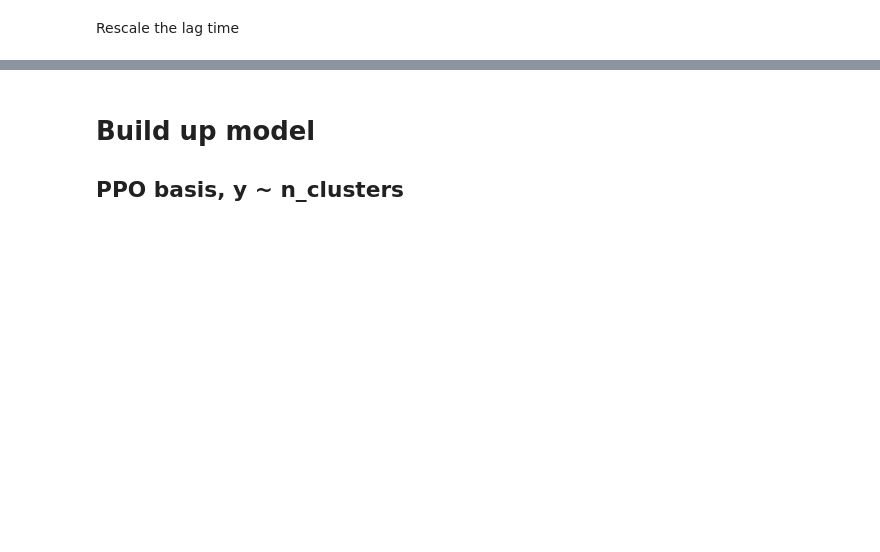
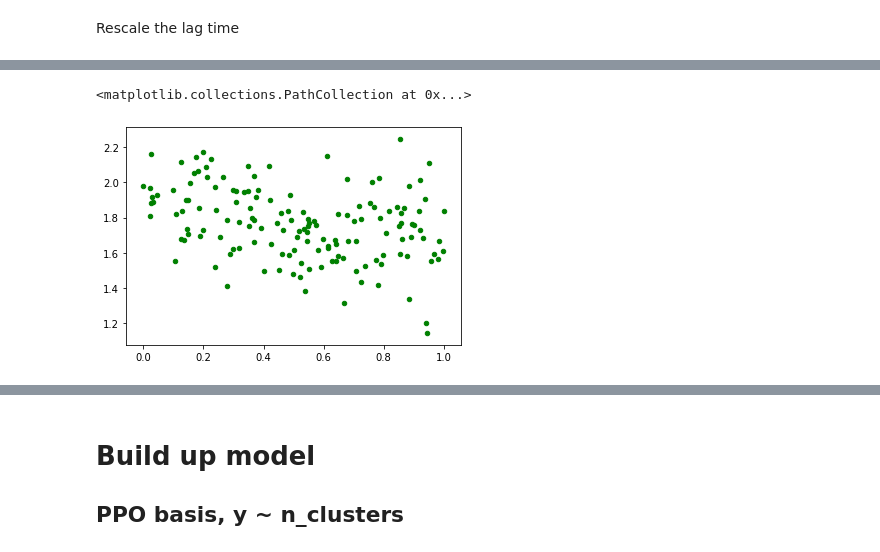
Before and after one commit to RobertArbon/optimize-fs-peptide, a Jupyter notebook: fit_gp_model.ipynb, the cells around one changed output, grey strips where cells are left out. Saved outputs shown, nothing was run; the diff lists cells and outputs as text; code cells hidden in the pictures; blank space fills up the shorter version.

```diff
--- a/fit_gp_model.ipynb
+++ b/fit_gp_model.ipynb
@@ -45,0 +85,2 @@ df_sobl = df.loc[df['method']=='random', :].loc[:, ['mean_test_score', 'var_test
+# %%
+df_basis_method = df_long.loc[:, ['id', 'basis', 'method']].drop_duplicates()
@@ -45,0 +96,3 @@ df_sobl = df.loc[df['method']=='random', :].loc[:, ['mean_test_score', 'var_test
+# %%
+df_ave = df_long.groupby('id').mean().reset_index()
+df_ave = df_basis_method.merge(df_ave, on='id', how='inner')
@@ -45,0 +103,5 @@ df_sobl = df.loc[df['method']=='random', :].loc[:, ['mean_test_score', 'var_test
+# %%
+ppo_rand_idx = (df_ave['basis']=='ppo_tor') & (df_ave['method'] == 'random')
+
+form = 'test_score ~ -1 + n_clusters + lag_time + n_components'
+y_obs, x_obs = pt.dmatrices(form, df_ave.loc[ppo_rand_idx, :], return_type='dataframe')
@@ -45,0 +110,5 @@ df_sobl = df.loc[df['method']=='random', :].loc[:, ['mean_test_score', 'var_test
+# %%
+from sklearn.preprocessing import MinMaxScaler
+unit_scaler = MinMaxScaler(feature_range=(0, 1))
+x_scaled = pd.DataFrame(unit_scaler.fit_transform(x_obs), columns=x_obs.columns)
+x_scaled.head()
@@ -45,0 +122,5 @@ df_sobl = df.loc[df['method']=='random', :].loc[:, ['mean_test_score', 'var_test
+# %%
+plt.scatter(x_scaled.loc[:, 'n_clusters'].values, y_obs, color='g', s=20, alpha=1)
+# %% [output]
+<matplotlib.collections.PathCollection at 0x...>
+[figure, added]
```
Also changed, not shown: parts of 36 cells of this notebook.
